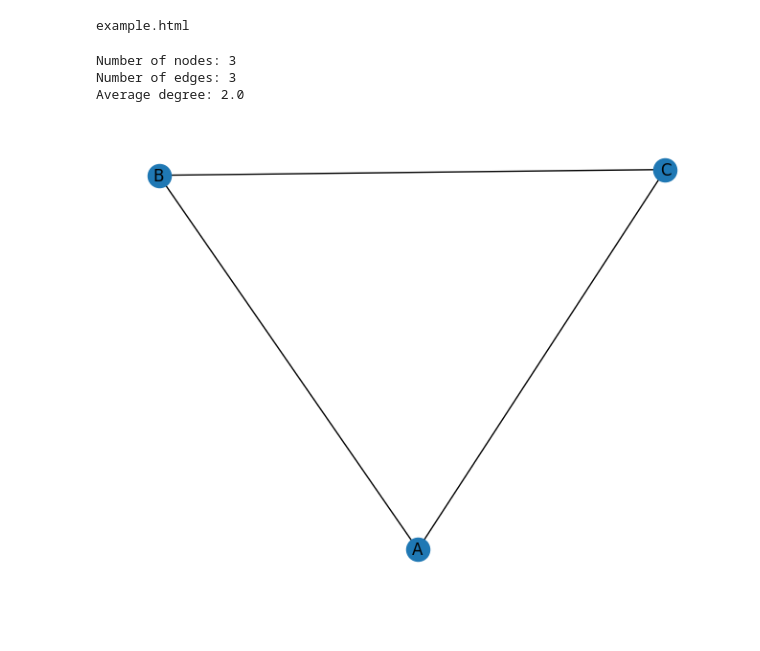
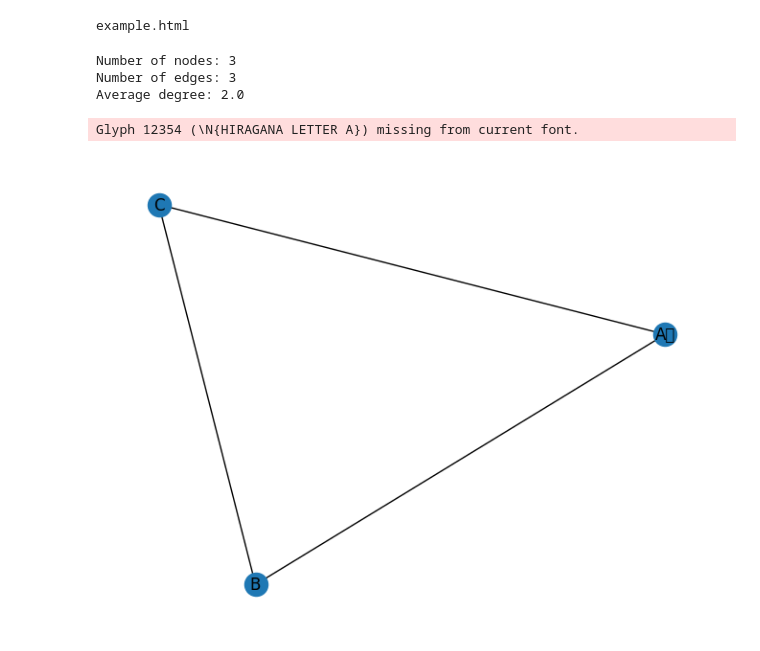
Before and after one commit to kapibara3chi/CooccurrenceAndWordCloud, a Jupyter notebook: CooccurrenceNetworkAndWordCloud.ipynb, the cells around one changed output. Drawn from its saved outputs; the diff is of its cells as text; code cells hidden in the pictures.

```diff
--- a/CooccurrenceNetworkAndWordCloud.ipynb
+++ b/CooccurrenceNetworkAndWordCloud.ipynb
@@ -203,37 +196,38 @@ import networkx as nx
 import matplotlib.pyplot as plt
 
 # 空のグラフを作成
 G = nx.Graph()
 
 # ノードを追加
-G.add_node("A")
+G.add_node("Aあ")
 G.add_node("B")
 G.add_node("C")
 
 # エッジを追加
-G.add_edge("A", "B")
+G.add_edge("Aあ", "B")
 G.add_edge("B", "C")
-G.add_edge("C", "A")
+G.add_edge("C", "Aあ")
 
 # グラフの情報を表示
 # ノード数を表示
 print("Number of nodes:", len(G.nodes))
 
 # エッジ数を表示
 print("Number of edges:", len(G.edges))
 
 # 平均次数を表示
 print("Average degree:", sum(dict(G.degree).values()) / len(G.nodes))
 
 
 # グラフを描画
 nx.draw(G, with_labels=True)
 plt.show()
 # %% [output]
 Number of nodes: 3
 Number of edges: 3
 Average degree: 2.0
+Glyph 12354 (\N{HIRAGANA LETTER A}) missing from current font.
-[figure, old version]
+[figure, new version]
 # %%
 # Dashのインストール
 !pip install dash
```
Also changed, not shown: parts of 7 cells of this notebook.
